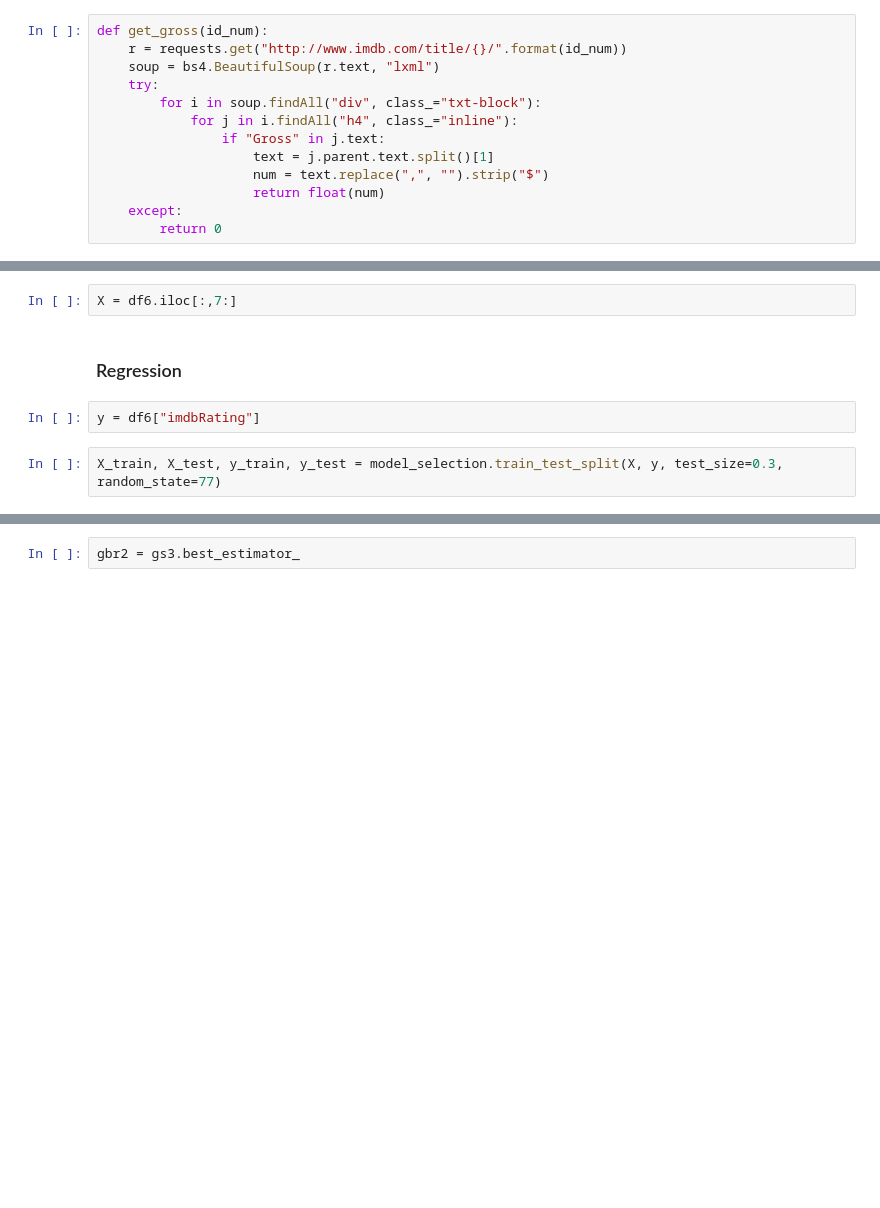
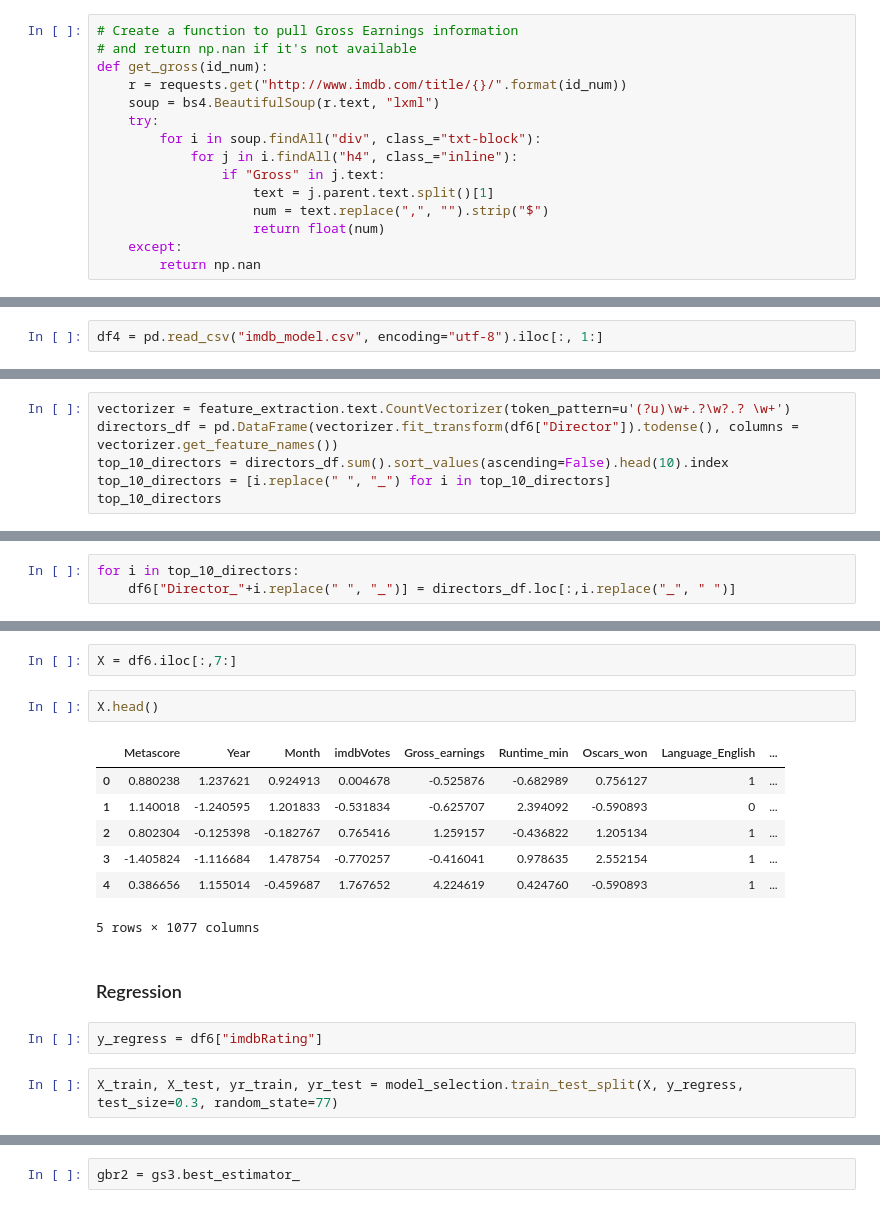
Before and after one commit to spockl/ga-dsi-1, a Jupyter notebook: projects/projects-weekly/project-06/project-6-jocelyn-ong-after-reviewing-lab.ipynb, the cells around one changed output, grey strips where cells are left out. Cells and saved outputs as stored; diff of their text form; blank space fills up the shorter version.

```diff
--- a/projects/projects-weekly/project-06/project-6-jocelyn-ong-after-reviewing-lab.ipynb
+++ b/projects/projects-weekly/project-06/project-6-jocelyn-ong-after-reviewing-lab.ipynb
@@ -68,6 +72,8 @@ df.head()
 # %% [markdown]
 ## Add gross revenue
 # %%
+# Create a function to pull Gross Earnings information
+# and return np.nan if it's not available
 def get_gross(id_num):
     r = requests.get("http://www.imdb.com/title/{}/".format(id_num))
     soup = bs4.BeautifulSoup(r.text, "lxml")
@@ -79,5 +85,5 @@ def get_gross(id_num):
                     num = text.replace(",", "").strip("$")
                     return float(num)
     except:
-        return 0
+        return np.nan
 # %%
@@ -343 +348,3 @@ df4 = df3.copy()
+# %%
+df4 = pd.read_csv("imdb_model.csv", encoding="utf-8").iloc[:, 1:]
 # %%
@@ -483,3 +475,9 @@ top_10_actors
 # %%
 for i in top_10_actors:
     df6["Actor_"+i.replace(" ", "_")] = actors_df.loc[:,i.replace("_", " ")]
+# %%
+vectorizer = feature_extraction.text.CountVectorizer(token_pattern=u'(?u)\w+.?\w?.? \w+')
+directors_df = pd.DataFrame(vectorizer.fit_transform(df6["Director"]).todense(), columns = vectorizer.get_feature_names())
+top_10_directors = directors_df.sum().sort_values(ascending=False).head(10).index
+top_10_directors = [i.replace(" ", "_") for i in top_10_directors]
+top_10_directors
@@ -486,3 +495,6 @@ for i in top_10_actors:
+# %%
+for i in top_10_directors:
+    df6["Director_"+i.replace(" ", "_")] = directors_df.loc[:,i.replace("_", " ")]
 # %%
 df6.head()
 # %% [output]
@@ -512,11 +534,21 @@ df6 = pd.concat([df6,plot_df], axis=1)
 # %%
 X = df6.iloc[:,7:]
+# %%
+X.head()
+# %% [output]
+|  | Metascore | Year | Month | imdbVotes | Gross_earnings | Runtime_min | Oscars_won | Language_English | ... |
+| 0 | 0.880238 | 1.237621 | 0.924913 | 0.004678 | -0.525876 | -0.682989 | 0.756127 | 1 | ... |
+| 1 | 1.140018 | -1.240595 | 1.201833 | -0.531834 | -0.625707 | 2.394092 | -0.590893 | 0 | ... |
+| 2 | 0.802304 | -0.125398 | -0.182767 | 0.765416 | 1.259157 | -0.436822 | 1.205134 | 1 | ... |
+| 3 | -1.405824 | -1.116684 | 1.478754 | -0.770257 | -0.416041 | 0.978635 | 2.552154 | 1 | ... |
+| 4 | 0.386656 | 1.155014 | -0.459687 | 1.767652 | 4.224619 | 0.424760 | -0.590893 | 1 | ... |
+5 rows × 1077 columns
 # %% [markdown]
 ### Regression
 # %%
-y = df6["imdbRating"]
+y_regress = df6["imdbRating"]
 # %%
-X_train, X_test, y_train, y_test = model_selection.train_test_split(X, y, test_size=0.3, random_state=77)
+X_train, X_test, yr_train, yr_test = model_selection.train_test_split(X, y_regress, test_size=0.3, random_state=77)
 # %%
 gs3 = model_selection.GridSearchCV(ensemble.GradientBoostingRegressor(random_state=1),
                                   {"n_estimators": np.arange(50,100,10)},
```
Also changed, not shown: parts of 33 cells of this notebook, 4 other files.
